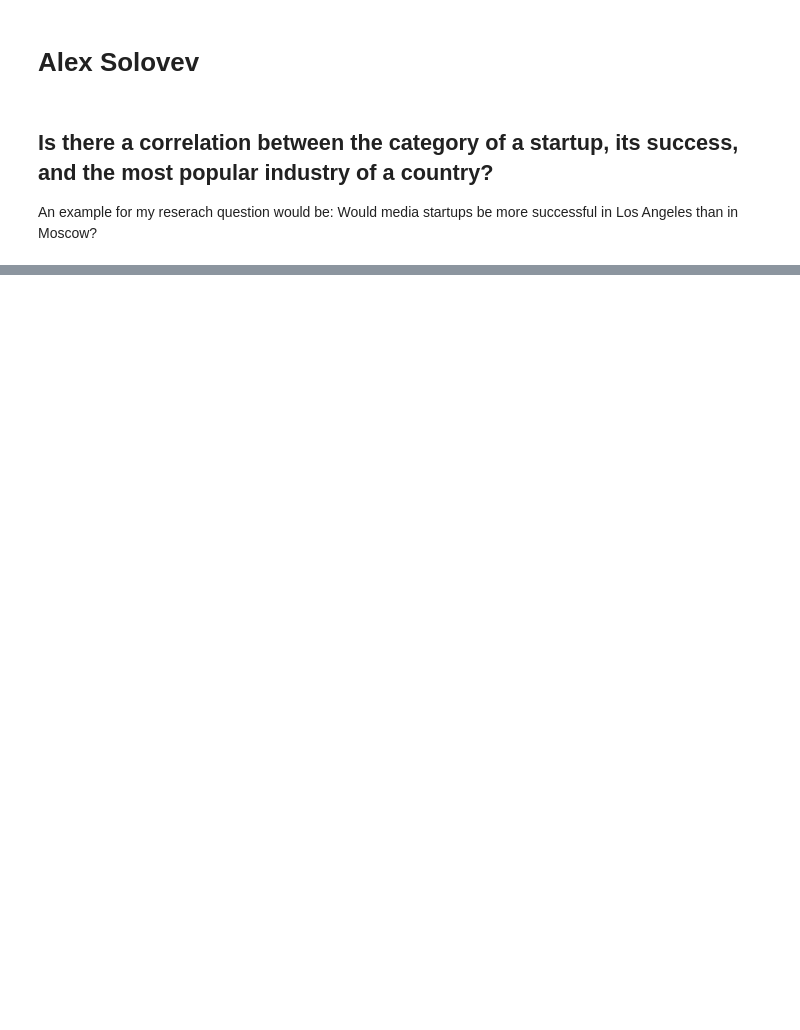
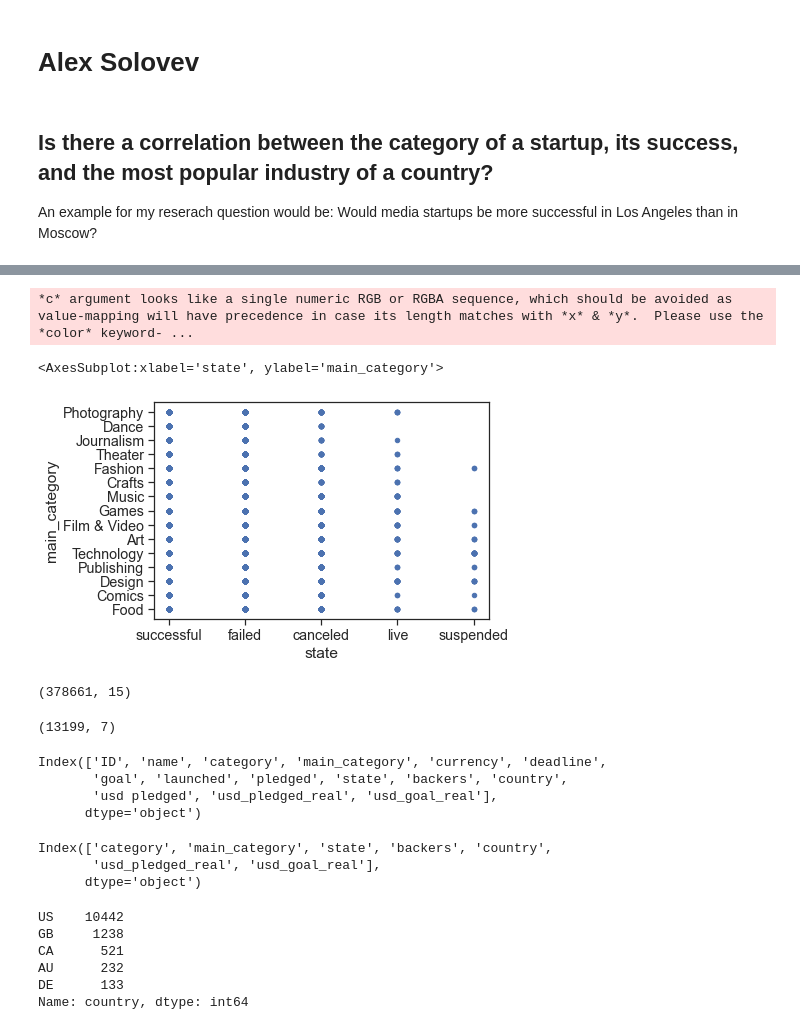
Before and after one commit to data301-2021-winter1/project-group07-project, a Jupyter notebook: notebooks/analysis1.ipynb, the cells around one changed output, grey strips where cells are left out. Drawn from its saved outputs; the diff is of its cells as text; code cells hidden in the pictures; blank space fills up the shorter version.

```diff
--- a/notebooks/analysis1.ipynb
+++ b/notebooks/analysis1.ipynb
@@ -6,0 +15,7 @@ An example for my reserach question would be: Would media startups be more succe
+# %%
+sns.set_theme(style="ticks",
+              font_scale=1.3, # This scales the fonts slightly higher
+             )
+# %%
+df = pd.read_csv('../data/raw/ks-projects-201801.csv')
+df
@@ -26,0 +103,2 @@ startups
+# %%
+df_short = df[(df['backers'] > 15) & (df['backers'] < 20)]
@@ -26,0 +114,38 @@ startups
+# %%
+df_short.plot(kind='scatter', x='state', y='main_category')
+##With that plot, I can see that most of the countries created startups for all the categories, although I can also see that no "Journalism", "Dance", "Crafts" startups were created in JP Japan
+# %% [output]
+*c* argument looks like a single numeric RGB or RGBA sequence, which should be avoided as value-mapping will have precedence in case its length matches with *x* & *y*.  Please use the *color* keyword- ...
+<AxesSubplot:xlabel='state', ylabel='main_category'>
+[figure, added]
+# %%
+df.shape
+# %% [output]
+(378661, 15)
+# %%
+df_short.shape
+# %% [output]
+(13199, 7)
+# %%
+df.columns
+#the command returns the names of the columns in the dataset
+# %% [output]
+Index(['ID', 'name', 'category', 'main_category', 'currency', 'deadline',
+       'goal', 'launched', 'pledged', 'state', 'backers', 'country',
+       'usd pledged', 'usd_pledged_real', 'usd_goal_real'],
+      dtype='object')
+# %%
+df_short.columns
+# %% [output]
+Index(['category', 'main_category', 'state', 'backers', 'country',
+       'usd_pledged_real', 'usd_goal_real'],
+      dtype='object')
+# %%
+df_short['country'].value_counts().head()
+# %% [output]
+US    10442
+GB     1238
+CA      521
+AU      232
+DE      133
+Name: country, dtype: int64
```
Also changed, not shown: parts of 45 cells of this notebook, 4 other files.
